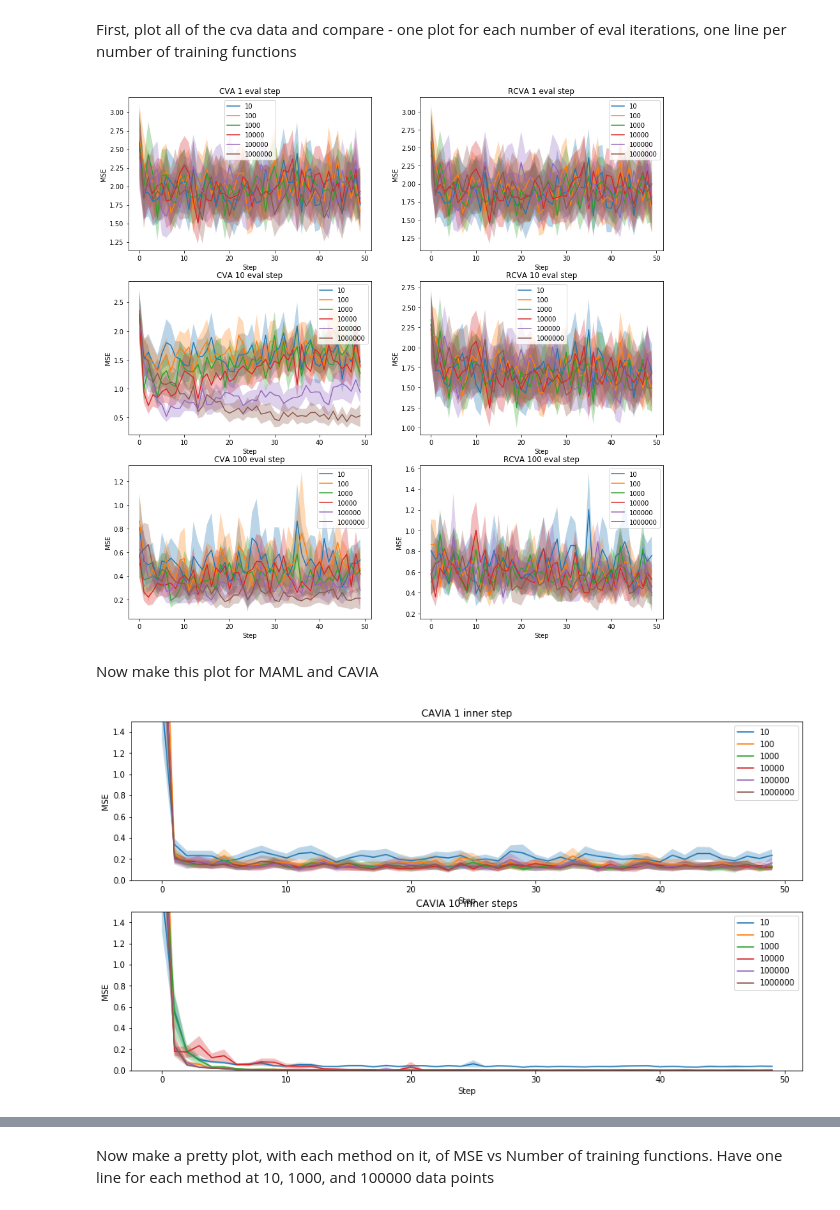
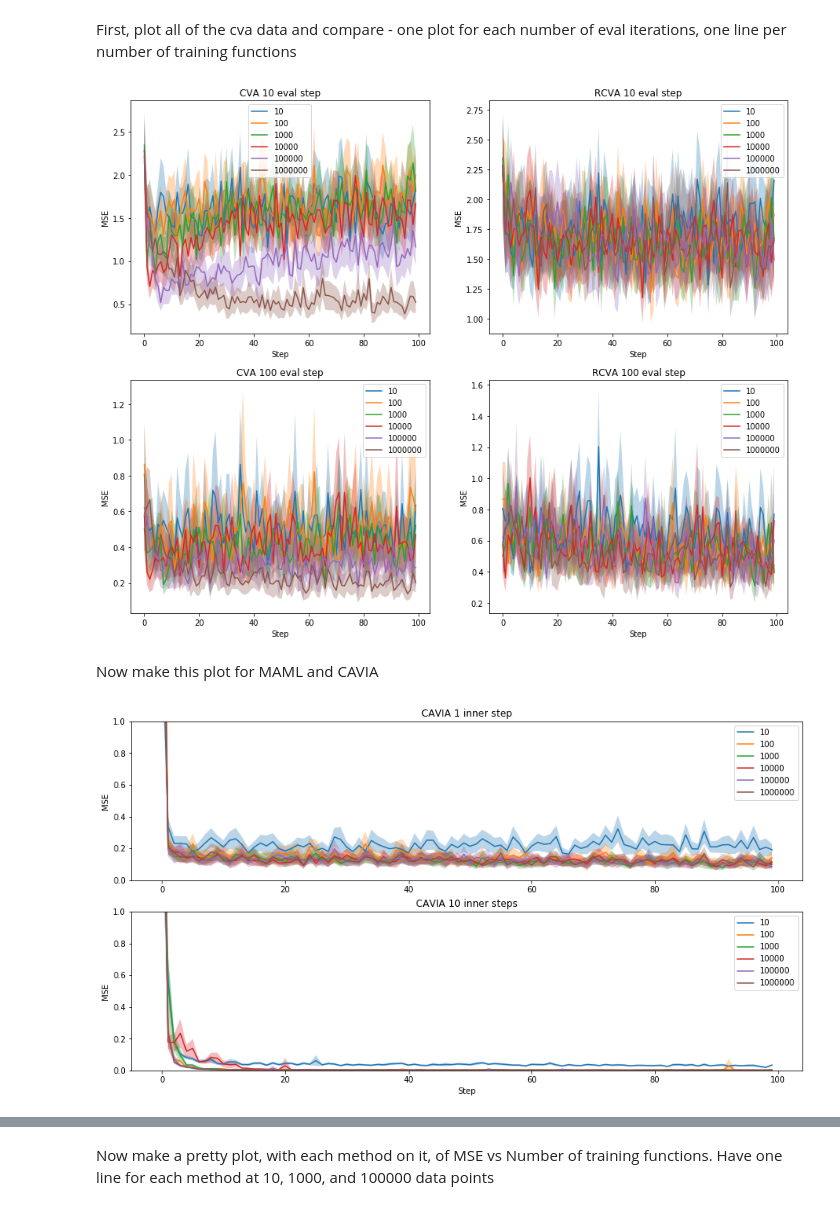
Before and after one commit to JacobTyo/cavia, a Jupyter notebook: regression/notebooks/CVA_CAVIA_analysis.ipynb, the cells around one changed output, grey strips where cells are left out. Saved outputs shown, nothing was run; the diff lists cells and outputs as text; code cells hidden in the pictures.

```diff
--- a/regression/notebooks/CVA_CAVIA_analysis.ipynb
+++ b/regression/notebooks/CVA_CAVIA_analysis.ipynb
@@ -33,8 +33,8 @@ def get_logger(pth):
     return logger
 # %%
 # get the CVA loggers for each amount of data
-cva_root = '../cva_sine_result_files/'
-eval_steps = [1, 10, 100]
+cva_root = '../cva_sine_result_files/long'
+eval_steps = [10, 100]
 cva_loggers = {
     10: {}, 100: {}, 1000: {}, 10000: {}, 100000: {}, 1000000: {}
 }
@@ -90,29 +90,29 @@ First, plot all of the cva data and compare - one plot for each number of eval i
 ntfs = [10, 100, 1000, 10000, 100000, 1000000]
 alpha = 0.3
 
-plt.subplot(3,2,1)
-for ntf in ntfs:
-    dat = cva_loggers[ntf][1]
-    x = np.arange(dat.test_loss.shape[0])
-    plt.plot(x, dat.test_loss, label=str(ntf))
-    plt.fill_between(x, dat.test_loss+dat.test_conf, dat.test_loss-dat.test_conf, alpha=alpha)
-plt.title('CVA 1 eval step')
-plt.ylabel('MSE')
-plt.xlabel('Step')
-plt.legend()
+# plt.subplot(3,2,1)
+# for ntf in ntfs:
+#     dat = cva_loggers[ntf][1]
+#     x = np.arange(dat.test_loss.shape[0])
+#     plt.plot(x, dat.test_loss, label=str(ntf))
+#     plt.fill_between(x, dat.test_loss+dat.test_conf, dat.test_loss-dat.test_conf, alpha=alpha)
+# plt.title('CVA 1 eval step')
+# plt.ylabel('MSE')
+# plt.xlabel('Step')
+# plt.legend()
 
-plt.subplot(3,2,2)
-for ntf in ntfs:
-    dat = rcva_loggers[ntf][1]
-    x = np.arange(dat.test_loss.shape[0])
-    plt.plot(x, dat.test_loss, label=str(ntf))
-    plt.fill_between(x, dat.test_loss+dat.test_conf, dat.test_loss-dat.test_conf, alpha=alpha)
-plt.title('RCVA 1 eval step')
-plt.ylabel('MSE')
-plt.xlabel('Step')
-plt.legend()
+# plt.subplot(3,2,2)
+# for ntf in ntfs:
+#     dat = rcva_loggers[ntf][1]
+#     x = np.arange(dat.test_loss.shape[0])
+#     plt.plot(x, dat.test_loss, label=str(ntf))
+#     plt.fill_between(x, dat.test_loss+dat.test_conf, dat.test_loss-dat.test_conf, alpha=alpha)
+# plt.title('RCVA 1 eval step')
+# plt.ylabel('MSE')
+# plt.xlabel('Step')
+# plt.legend()
 
-plt.subplot(3,2,3)
+plt.subplot(2,2,1)
 for ntf in ntfs:
     dat = cva_loggers[ntf][10]
     x = np.arange(dat.test_loss.shape[0])
@@ -123,44 +123,44 @@ plt.ylabel('MSE')
 plt.xlabel('Step')
 plt.legend()
 
-plt.subplot(3,2,4)
+plt.subplot(2,2,2)
 for ntf in ntfs:
     dat = rcva_loggers[ntf][10]
     x = np.arange(dat.test_loss.shape[0])
     plt.plot(x, dat.test_loss, label=str(ntf))
     plt.fill_between(x, dat.test_loss+dat.test_conf, dat.test_loss-dat.test_conf, alpha=alpha)
 plt.title('RCVA 10 eval step')
 plt.ylabel('MSE')
 plt.xlabel('Step')
 plt.legend()
 
-plt.subplot(3,2,5)
+plt.subplot(2,2,3)
 for ntf in ntfs:
     dat = cva_loggers[ntf][100]
     x = np.arange(dat.test_loss.shape[0])
     plt.plot(x, dat.test_loss, label=str(ntf))
     plt.fill_between(x, dat.test_loss+dat.test_conf, dat.test_loss-dat.test_conf, alpha=alpha)
 plt.title('CVA 100 eval step')
 plt.ylabel('MSE')
 plt.xlabel('Step')
 plt.legend()
 
-plt.subplot(3,2,6)
+plt.subplot(2,2,4)
 for ntf in ntfs:
     dat = rcva_loggers[ntf][100]
     x = np.arange(dat.test_loss.shape[0])
     plt.plot(x, dat.test_loss, label=str(ntf))
     plt.fill_between(x, dat.test_loss+dat.test_conf, dat.test_loss-dat.test_conf, alpha=alpha)
 plt.title('RCVA 100 eval step')
 plt.ylabel('MSE')
 plt.xlabel('Step')
 plt.legend()
 
 fig = plt.gcf()
-fig.set_size_inches(15,15)
+fig.set_size_inches(15,12)
 plt.show()
 # %% [output]
-[figure, old version]
+[figure, new version]
 # %% [markdown]
 Now make this plot for MAML and CAVIA
 # %%
@@ -175,8 +175,7 @@ for ntf in ntfs:
     plt.fill_between(x, dat.test_loss+dat.test_conf, dat.test_loss-dat.test_conf, alpha=alpha)
 plt.title('CAVIA 1 inner step')
 plt.ylabel('MSE')
-plt.xlabel('Step')
-plt.ylim(0, 1.5)
+plt.ylim(0, 1)
 plt.legend()
 
 plt.subplot(2,1,2)
@@ -188,14 +187,14 @@ for ntf in ntfs:
 plt.title('CAVIA 10 inner steps')
 plt.ylabel('MSE')
 plt.xlabel('Step')
-plt.ylim(0, 1.5)
+plt.ylim(0, 1)
 plt.legend()
 
 fig = plt.gcf()
 fig.set_size_inches(15, 8)
 plt.show()
 # %% [output]
-[figure, old version]
+[figure, new version]
 # %%
 ntfs = [10, 100, 1000, 10000, 100000, 1000000]
 alpha = 0.3
```
Also changed, not shown: parts of 6 cells of this notebook, 13 other files.
